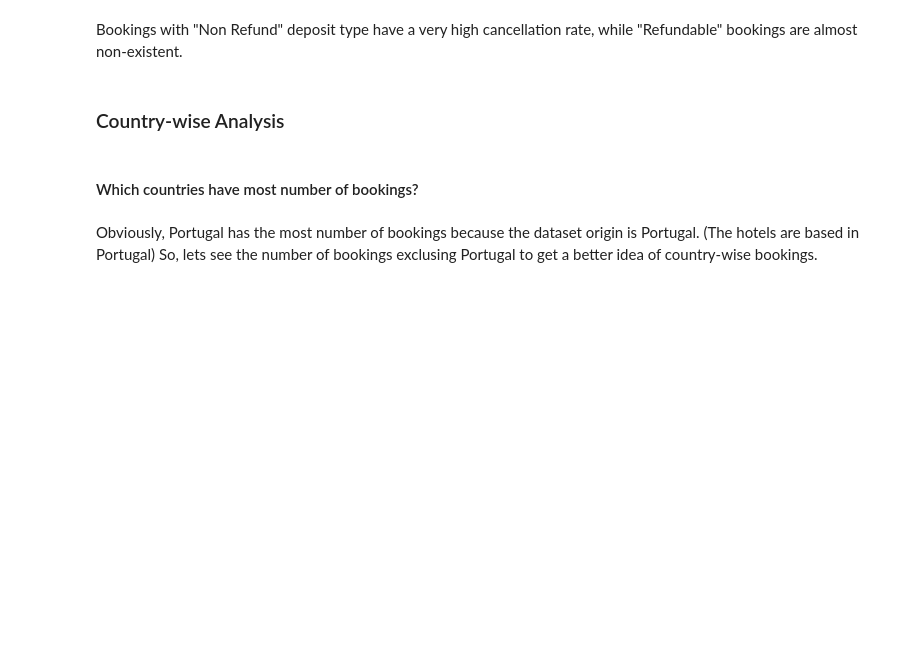
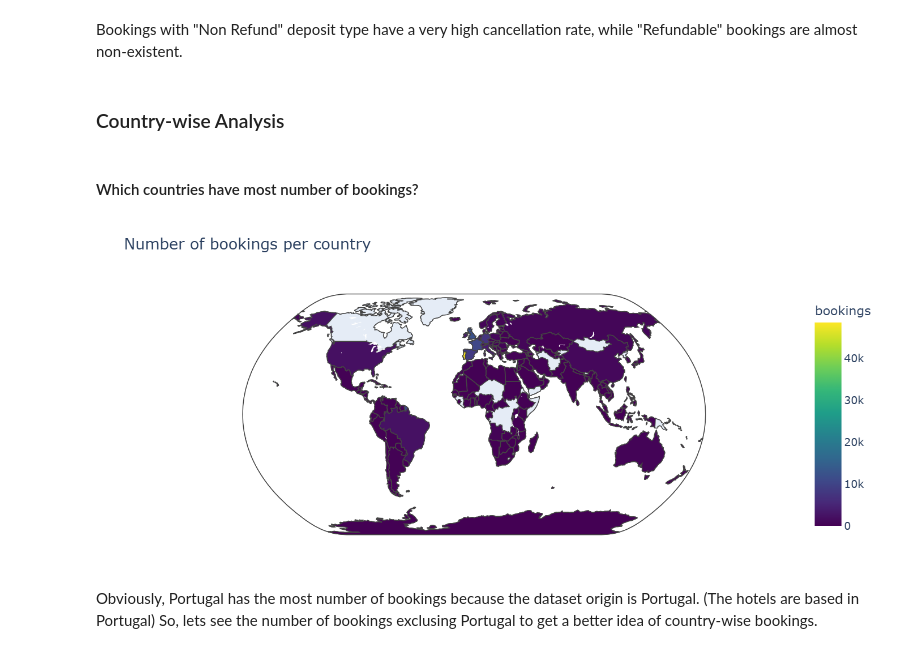
Before and after one commit to Parth-11022004/hotel_booking_cancellation_prediction, a Jupyter notebook: Hotel_bookings_EDA.ipynb, the cells around one changed output. Saved outputs shown, nothing was run; the diff lists cells and outputs as text; code cells hidden in the pictures; blank space fills up the shorter version.

Commit message:
added images

```diff
--- a/Hotel_bookings_EDA.ipynb
+++ b/Hotel_bookings_EDA.ipynb
@@ -473,6 +474,10 @@ fig = px.choropleth(
     title='Number of bookings per country'
 )
 fig.show()
+# %%
+Image(filename='1.png')
+# %% [output]
+[figure, added]
 # %% [markdown]
 Obviously, Portugal has the most number of bookings because the dataset origin is Portugal. (The hotels are based in Portugal) So, lets see the number of bookings exclusing Portugal to get a better idea of country-wise bookings.
 # %%
```
Also changed, not shown: parts of 3 cells of this notebook.
